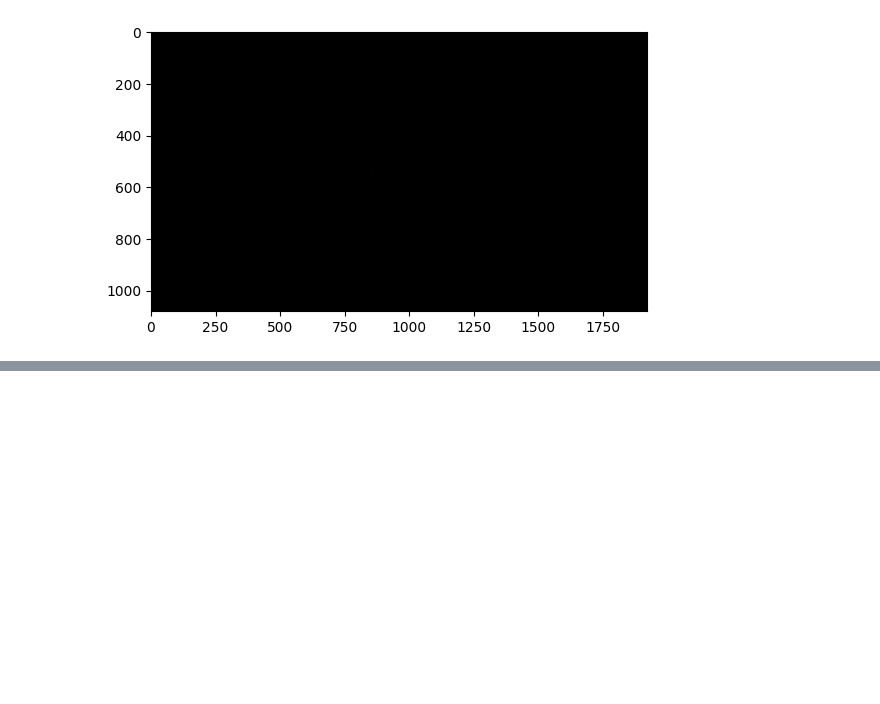
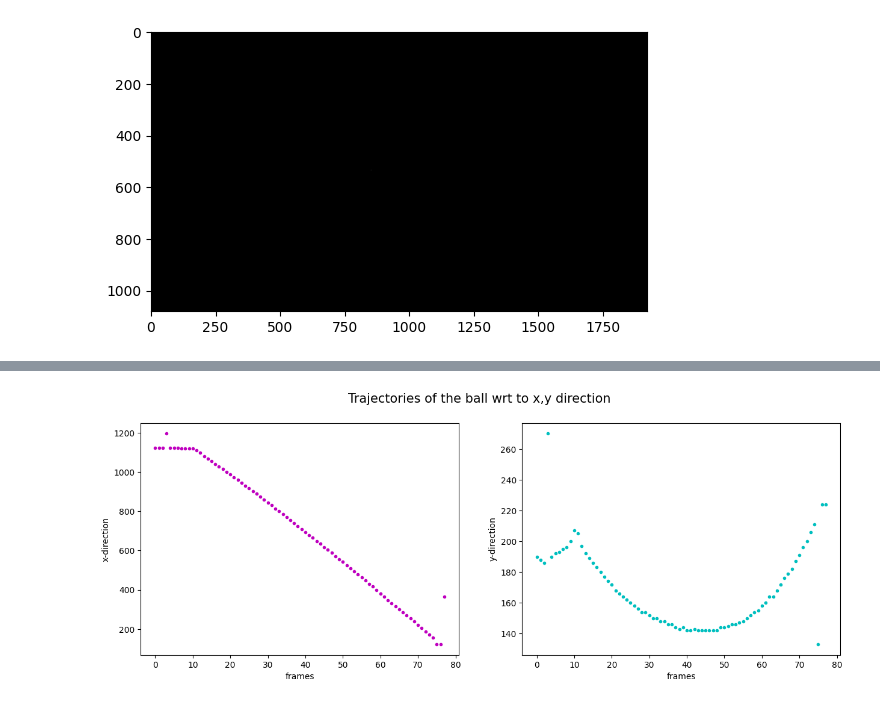
Before and after one commit to robindelebassee/ball_tracker, a Jupyter notebook: test_utils.ipynb, the cells around one changed output, grey strips where cells are left out. Cells and saved outputs as stored; diff of their text form; code cells hidden in the pictures; blank space fills up the shorter version.

```diff
--- a/test_utils.ipynb
+++ b/test_utils.ipynb
@@ -134,0 +141,12 @@ cv2.destroyAllWindows()
+# %%
+
+# array of rounded x coordinates of the detected ball
+x_coord = np.array([round(ball_pos[i][0][0]) for i in range(len(ball_pos))])
+
+# array of rounded y coordinates of the detected ball
+y_coord = np.array([round(ball_pos[i][1][0]) for i in range(len(ball_pos))])
+
+# plot trajectories wrt x and y direction
+plot_trajectories(x_coord, y_coord)
+# %% [output]
+[figure, added]
```
Also changed, not shown: parts of 5 cells of this notebook, 2 other files.
